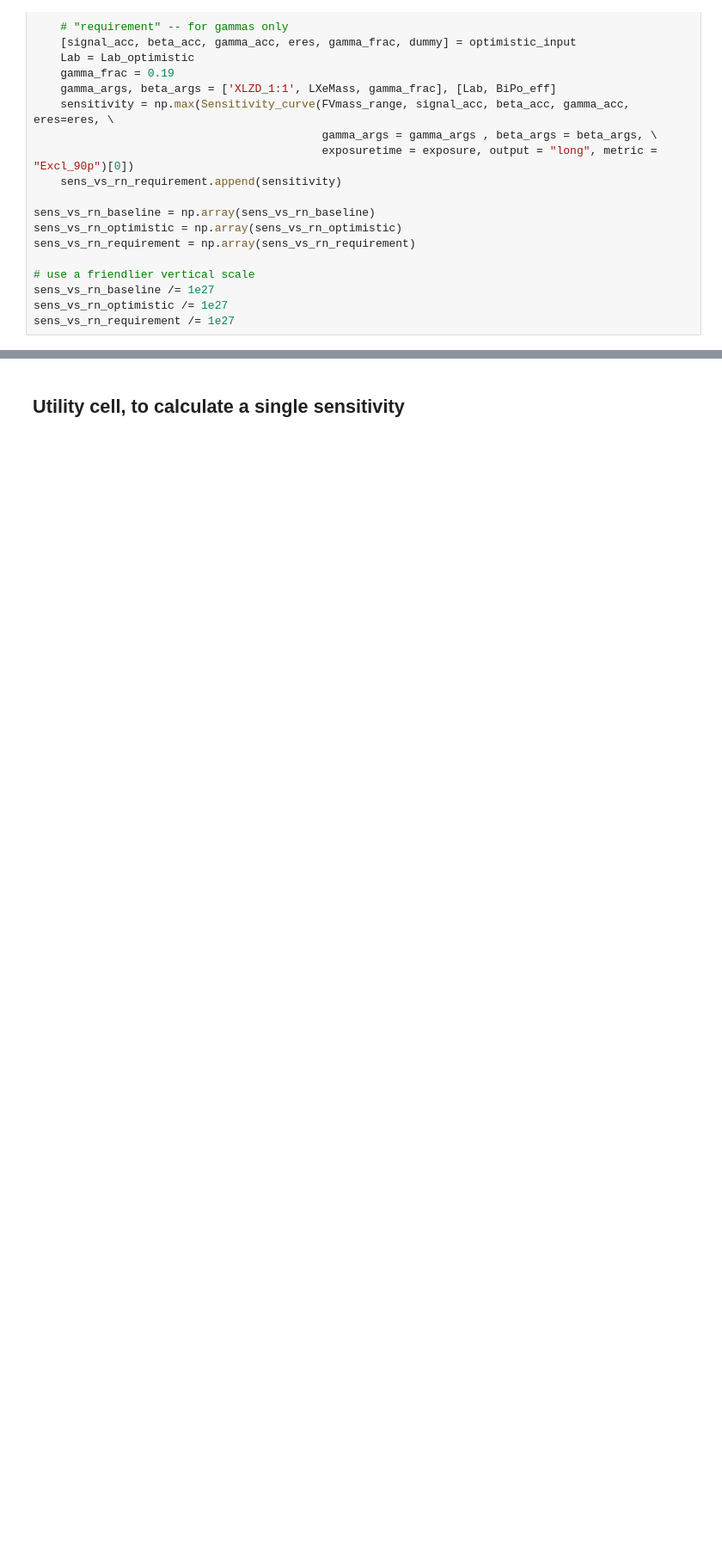
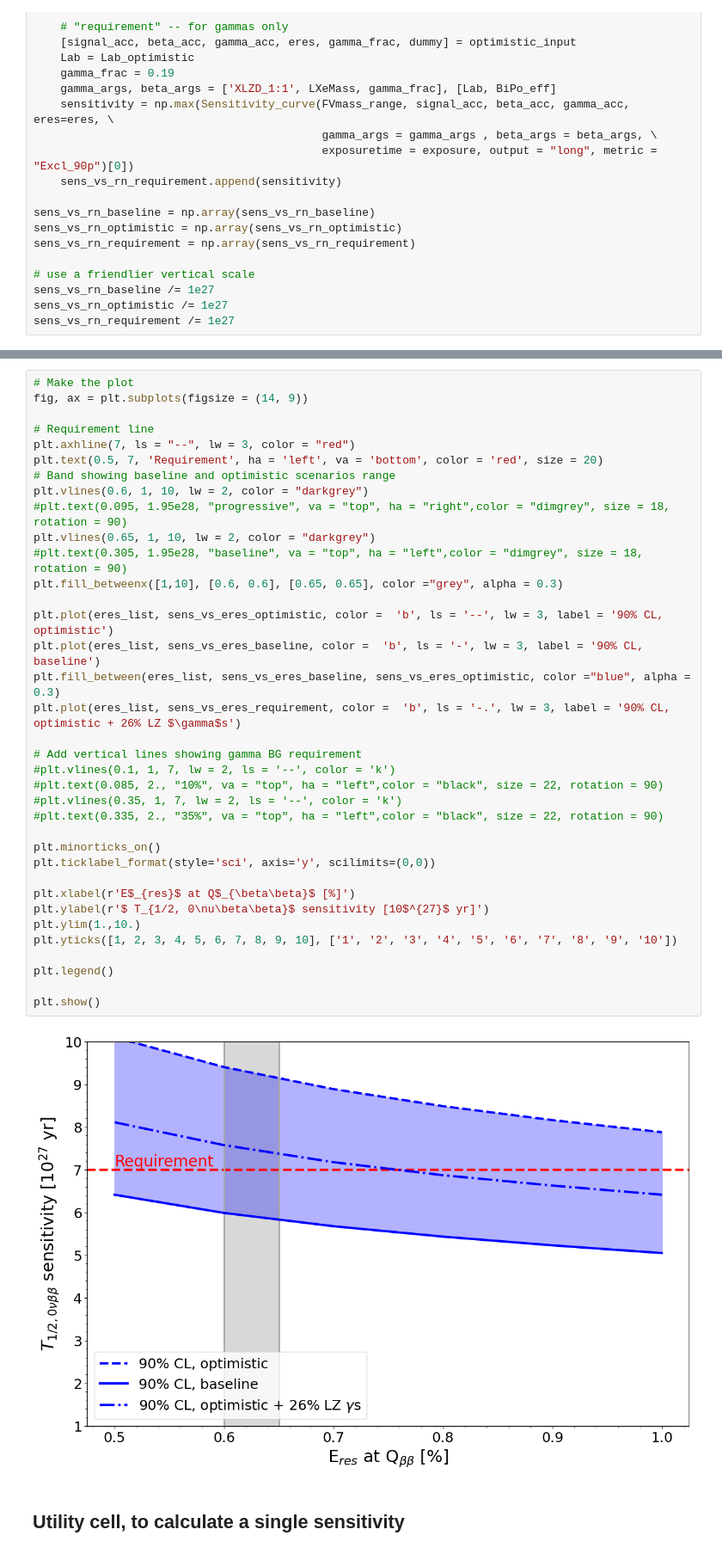
Before and after one commit to kdund/xlzd_reqtask_nufog, a Jupyter notebook: 0vbb/0vbb_Requirements.ipynb, the cells around one changed output, grey strips where cells are left out. Shown: that part at 86% size. Cells and saved outputs as stored; diff of their text form; blank space fills up the shorter version.

```diff
--- a/0vbb/0vbb_Requirements.ipynb
+++ b/0vbb/0vbb_Requirements.ipynb
@@ -397,3 +474,41 @@ plt.show()
+# %%
+# Make the plot
+fig, ax = plt.subplots(figsize = (14, 9))
+
+# Requirement line
+plt.axhline(7, ls = "--", lw = 3, color = "red")
+plt.text(0.5, 7, 'Requirement', ha = 'left', va = 'bottom', color = 'red', size = 20)
+# Band showing baseline and optimistic scenarios range
+plt.vlines(0.6, 1, 10, lw = 2, color = "darkgrey")
+#plt.text(0.095, 1.95e28, "progressive", va = "top", ha = "right",color = "dimgrey", size = 18, rotation = 90)
+plt.vlines(0.65, 1, 10, lw = 2, color = "darkgrey")
+#plt.text(0.305, 1.95e28, "baseline", va = "top", ha = "left",color = "dimgrey", size = 18, rotation = 90)
+plt.fill_betweenx([1,10], [0.6, 0.6], [0.65, 0.65], color ="grey", alpha = 0.3)
+
+plt.plot(eres_list, sens_vs_eres_optimistic, color =  'b', ls = '--', lw = 3, label = '90% CL, optimistic')
+plt.plot(eres_list, sens_vs_eres_baseline, color =  'b', ls = '-', lw = 3, label = '90% CL, baseline')
+plt.fill_between(eres_list, sens_vs_eres_baseline, sens_vs_eres_optimistic, color ="blue", alpha = 0.3)
+plt.plot(eres_list, sens_vs_eres_requirement, color =  'b', ls = '-.', lw = 3, label = '90% CL, optimistic + 26% LZ $\gamma$s')
+
+# Add vertical lines showing gamma BG requirement
+#plt.vlines(0.1, 1, 7, lw = 2, ls = '--', color = 'k')
+#plt.text(0.085, 2., "10%", va = "top", ha = "left",color = "black", size = 22, rotation = 90)
+#plt.vlines(0.35, 1, 7, lw = 2, ls = '--', color = 'k')
+#plt.text(0.335, 2., "35%", va = "top", ha = "left",color = "black", size = 22, rotation = 90)
+
+plt.minorticks_on()
+plt.ticklabel_format(style='sci', axis='y', scilimits=(0,0))
+
+plt.xlabel(r'E$_{res}$ at Q$_{\beta\beta}$ [%]')
+plt.ylabel(r'$ T_{1/2, 0\nu\beta\beta}$ sensitivity [10$^{27}$ yr]')
+plt.ylim(1.,10.)
+plt.yticks([1, 2, 3, 4, 5, 6, 7, 8, 9, 10], ['1', '2', '3', '4', '5', '6', '7', '8', '9', '10'])
+
+plt.legend()
+
+plt.show()
+# %% [output]
+[figure, added]
 # %% [markdown]
 ## Utility cell, to calculate a single sensitivity
 # %%
```
Also changed, not shown: parts of 7 cells of this notebook.
